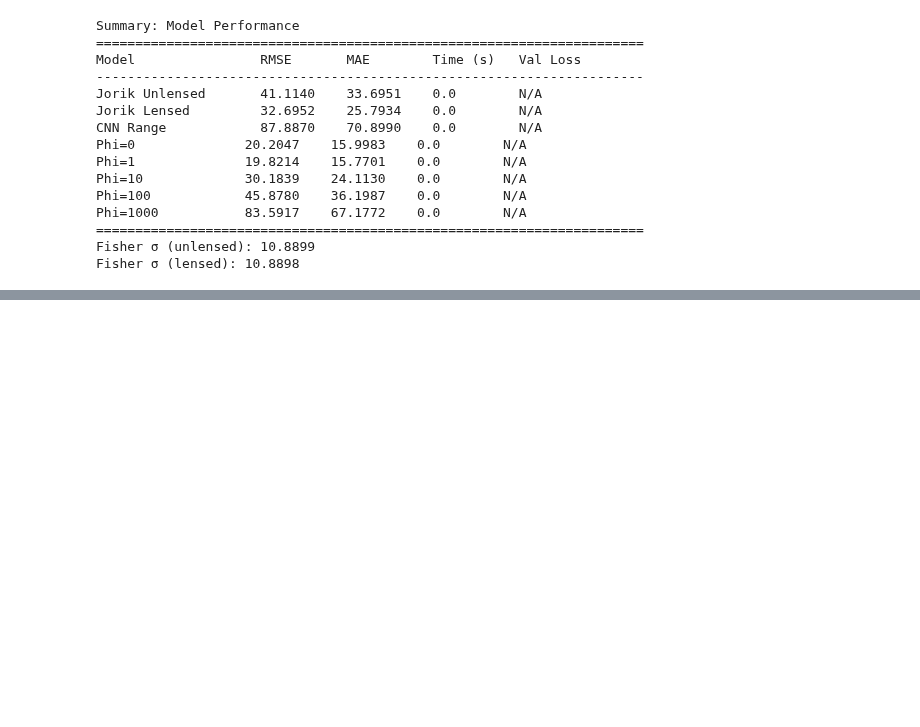
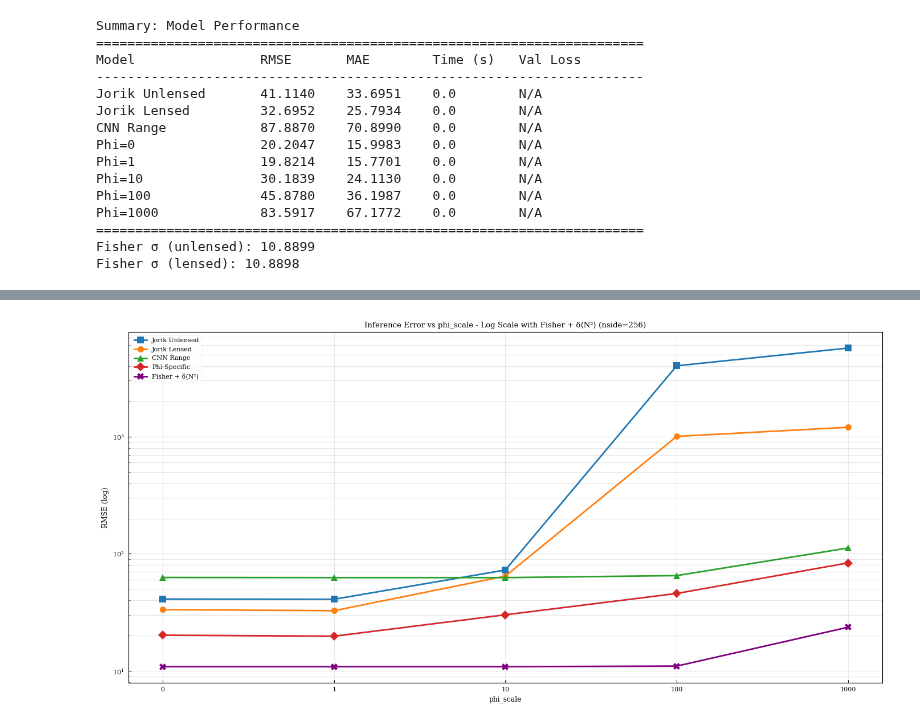
Before and after one commit to JBrandonS/MLPNG, a Jupyter notebook: notebooks/phi_scale_impact.ipynb, the cells around one changed output, grey strips where cells are left out. Drawn from its saved outputs; the diff is of its cells as text; code cells hidden in the pictures; blank space fills up the shorter version.

```diff
--- a/notebooks/phi_scale_impact.ipynb
+++ b/notebooks/phi_scale_impact.ipynb
@@ -1374,0 +1189,34 @@ Note: Stacked bar shows Fisher σ (bottom) + √(δN²) lensing bias (top)
+# %%
+# Inference Error vs Phi-Scale (Log Line Plot with Fisher + δ⟨N²⟩)
+fig, ax = plt.subplots(figsize=(14, 7))
+x = np.arange(len(PHI_SCALES))
+labels = [
+    "Jorik Unlensed",
+    "Jorik Lensed",
+    "CNN Range",
+    "Phi-Specific",
+    "Fisher + δ⟨N²⟩",
+]
+colors = list(plt.cm.tab10.colors[:4]) + ["purple"]
+markers = ["s", "o", "^", "D", "X"]
+
+keys = ["jorik_unlensed", "jorik_lensed", "cnn_range", "phi_specific"]
+values = [impact[k] for k in keys] + [fisher_delta_n2_rmse]
+
+for vals, label, color, marker in zip(values, labels, colors, markers):
+    ax.plot(x, vals, marker=marker, label=label, color=color, markersize=8, linewidth=2)
+
+ax.set_yscale("log")
+ax.set_xticks(x)
+ax.set_xticklabels(PHI_SCALES)
+ax.set(
+    xlabel="phi_scale",
+    ylabel="RMSE (log)",
+    title=f"Inference Error vs phi_scale - Log Scale with Fisher + δ⟨N²⟩ (nside={core.nside})",
+)
+ax.legend()
+ax.grid(True, alpha=0.3, which="both")
+plt.tight_layout()
+plt.show()
+# %% [output]
+[figure, added]
```
Also changed, not shown: parts of 37 cells of this notebook, 1 other file.
